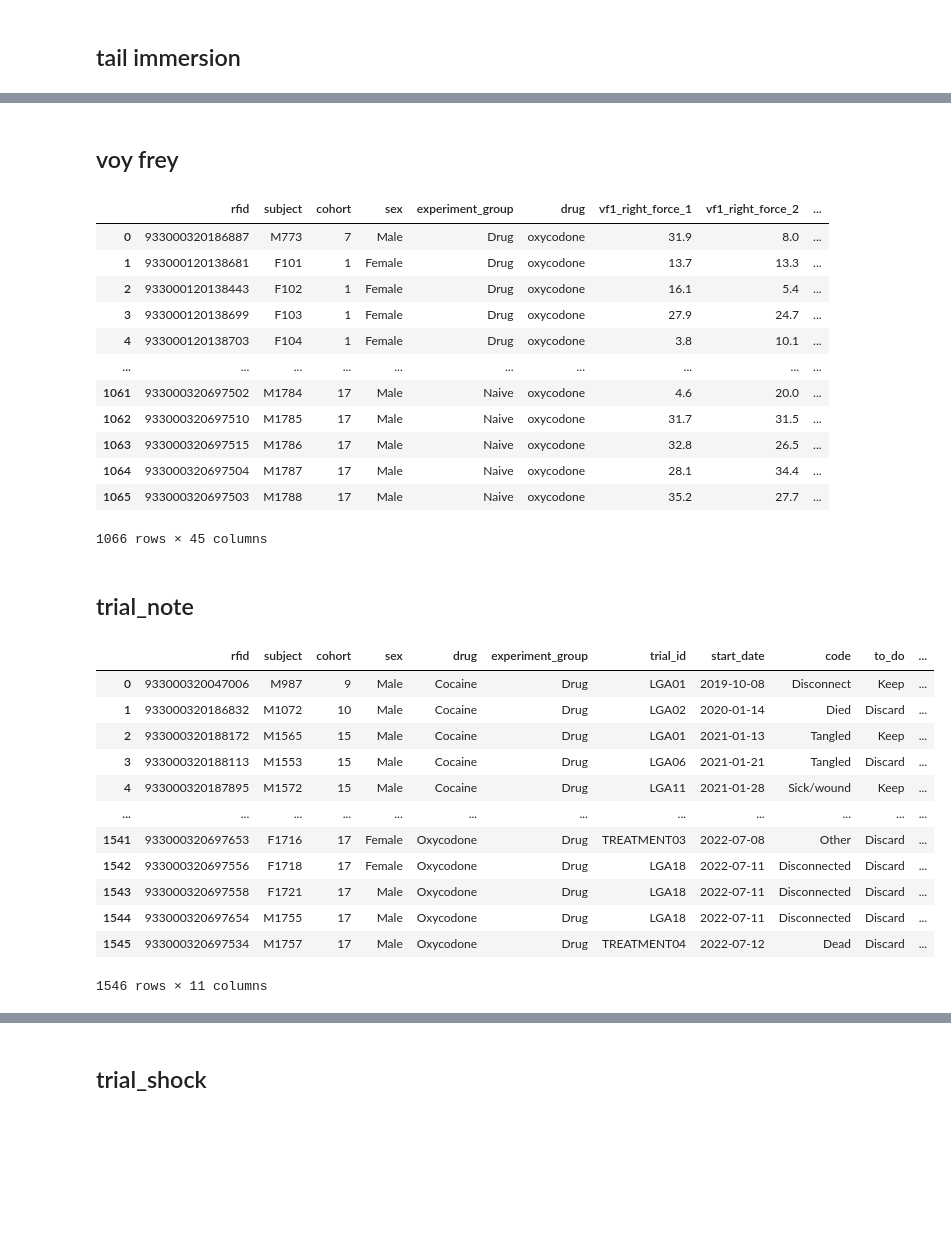
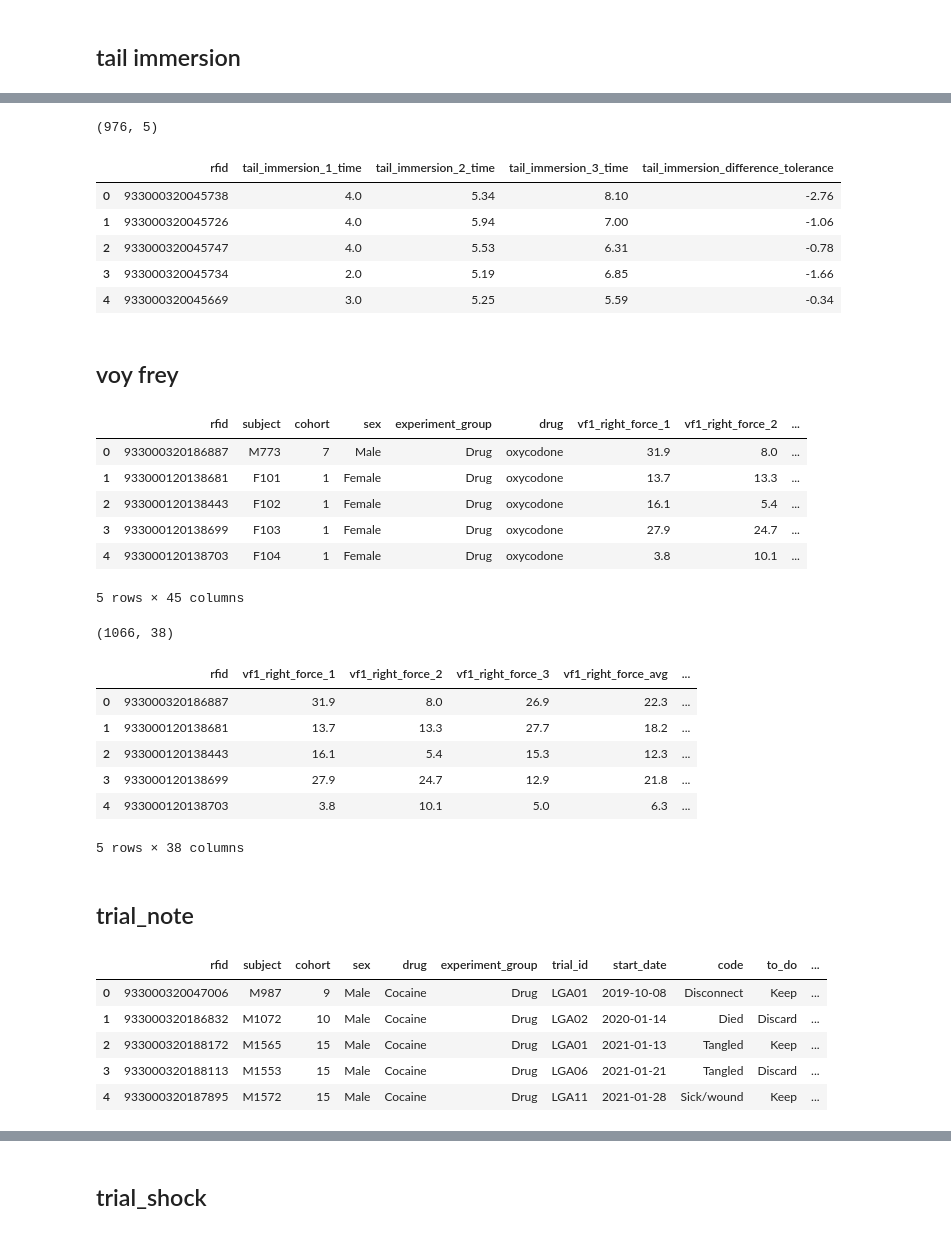
Before and after one commit to 3c-lab/operant-data-pipeline, a Jupyter notebook: data_preprocessing/data_processing_after_exporting.ipynb, the cells around one changed output, grey strips where cells are left out. Cells and saved outputs as stored; diff of their text form; code cells hidden in the pictures; blank space fills up the shorter version.

```diff
--- a/data_preprocessing/data_processing_after_exporting.ipynb
+++ b/data_preprocessing/data_processing_after_exporting.ipynb
@@ -58,0 +141,13 @@ ti
+# %%
+ti_trimmed = ti.drop(columns=['subject', 'cohort', 'sex', 'drug','tail_immersion_1_date',
+                              'tail_immersion_2_date','tail_immersion_3_date','experiment_group'])
+print(ti_trimmed.shape)
+ti_trimmed.head()
+# %% [output]
+(976, 5)
+|  | rfid | tail_immersion_1_time | tail_immersion_2_time | tail_immersion_3_time | tail_immersion_difference_tolerance |
+| 0 | 933000320045738 | 4.0 | 5.34 | 8.10 | -2.76 |
+| 1 | 933000320045726 | 4.0 | 5.94 | 7.00 | -1.06 |
+| 2 | 933000320045747 | 4.0 | 5.53 | 6.31 | -0.78 |
+| 3 | 933000320045734 | 2.0 | 5.19 | 6.85 | -1.66 |
+| 4 | 933000320045669 | 3.0 | 5.25 | 5.59 | -0.34 |
@@ -61,7 +158,7 @@ ti
 # %%
 vf = pd.read_csv('/Users/yunyihuang/George Lab Dropbox/George_Lab/Experiments/DataStream/DataStream_Database_01-07-2023/Raw/von_frey.csv')
 vf.drop('#',axis=1,inplace=True)
-vf
+vf.head()
 # %% [output]
 |  | rfid | subject | cohort | sex | experiment_group | drug | vf1_right_force_1 | vf1_right_force_2 | ... |
 | 0 | 933000320186887 | M773 | 7 | Male | Drug | oxycodone | 31.9 | 8.0 | ... |
@@ -69,10 +166,18 @@ vf
 | 2 | 933000120138443 | F102 | 1 | Female | Drug | oxycodone | 16.1 | 5.4 | ... |
 | 3 | 933000120138699 | F103 | 1 | Female | Drug | oxycodone | 27.9 | 24.7 | ... |
 | 4 | 933000120138703 | F104 | 1 | Female | Drug | oxycodone | 3.8 | 10.1 | ... |
-| ... | ... | ... | ... | ... | ... | ... | ... | ... | ... |
-| 1061 | 933000320697502 | M1784 | 17 | Male | Naive | oxycodone | 4.6 | 20.0 | ... |
-| 1062 | 933000320697510 | M1785 | 17 | Male | Naive | oxycodone | 31.7 | 31.5 | ... |
-| 1063 | 933000320697515 | M1786 | 17 | Male | Naive | oxycodone | 32.8 | 26.5 | ... |
-| 1064 | 933000320697504 | M1787 | 17 | Male | Naive | oxycodone | 28.1 | 34.4 | ... |
-| 1065 | 933000320697503 | M1788 | 17 | Male | Naive | oxycodone | 35.2 | 27.7 | ... |
-1066 rows × 45 columns
+5 rows × 45 columns
+# %%
+vf_trimmed = vf.drop(columns=['subject', 'cohort', 'sex', 'drug',
+                              'von_frey_1_date', 'von_frey_2_date','experiment_group'])
+print(vf_trimmed.shape)
+vf_trimmed.head()
+# %% [output]
+(1066, 38)
+|  | rfid | vf1_right_force_1 | vf1_right_force_2 | vf1_right_force_3 | vf1_right_force_avg | ... |
+| 0 | 933000320186887 | 31.9 | 8.0 | 26.9 | 22.3 | ... |
+| 1 | 933000120138681 | 13.7 | 13.3 | 27.7 | 18.2 | ... |
+| 2 | 933000120138443 | 16.1 | 5.4 | 15.3 | 12.3 | ... |
+| 3 | 933000120138699 | 27.9 | 24.7 | 12.9 | 21.8 | ... |
+| 4 | 933000120138703 | 3.8 | 10.1 | 5.0 | 6.3 | ... |
+5 rows × 38 columns
@@ -81,18 +188,11 @@ vf
 # %%
 note = pd.read_csv('/Users/yunyihuang/George Lab Dropbox/George_Lab/Experiments/DataStream/DataStream_Database_01-07-2023/Raw/trial_note.csv')
 note.drop('#',axis=1,inplace=True)
-note
+note.head()
 # %% [output]
 |  | rfid | subject | cohort | sex | drug | experiment_group | trial_id | start_date | code | to_do | ... |
 | 0 | 933000320047006 | M987 | 9 | Male | Cocaine | Drug | LGA01 | 2019-10-08 | Disconnect | Keep | ... |
 | 1 | 933000320186832 | M1072 | 10 | Male | Cocaine | Drug | LGA02 | 2020-01-14 | Died | Discard | ... |
 | 2 | 933000320188172 | M1565 | 15 | Male | Cocaine | Drug | LGA01 | 2021-01-13 | Tangled | Keep | ... |
 | 3 | 933000320188113 | M1553 | 15 | Male | Cocaine | Drug | LGA06 | 2021-01-21 | Tangled | Discard | ... |
 | 4 | 933000320187895 | M1572 | 15 | Male | Cocaine | Drug | LGA11 | 2021-01-28 | Sick/wound | Keep | ... |
-| ... | ... | ... | ... | ... | ... | ... | ... | ... | ... | ... | ... |
-| 1541 | 933000320697653 | F1716 | 17 | Female | Oxycodone | Drug | TREATMENT03 | 2022-07-08 | Other | Discard | ... |
-| 1542 | 933000320697556 | F1718 | 17 | Female | Oxycodone | Drug | LGA18 | 2022-07-11 | Disconnected | Discard | ... |
-| 1543 | 933000320697558 | F1721 | 17 | Male | Oxycodone | Drug | LGA18 | 2022-07-11 | Disconnected | Discard | ... |
-| 1544 | 933000320697654 | M1755 | 17 | Male | Oxycodone | Drug | LGA18 | 2022-07-11 | Disconnected | Discard | ... |
-| 1545 | 933000320697534 | M1757 | 17 | Male | Oxycodone | Drug | TREATMENT04 | 2022-07-12 | Dead | Discard | ... |
-1546 rows × 11 columns
```
Also changed, not shown: parts of 73 cells of this notebook, 19 other files.
